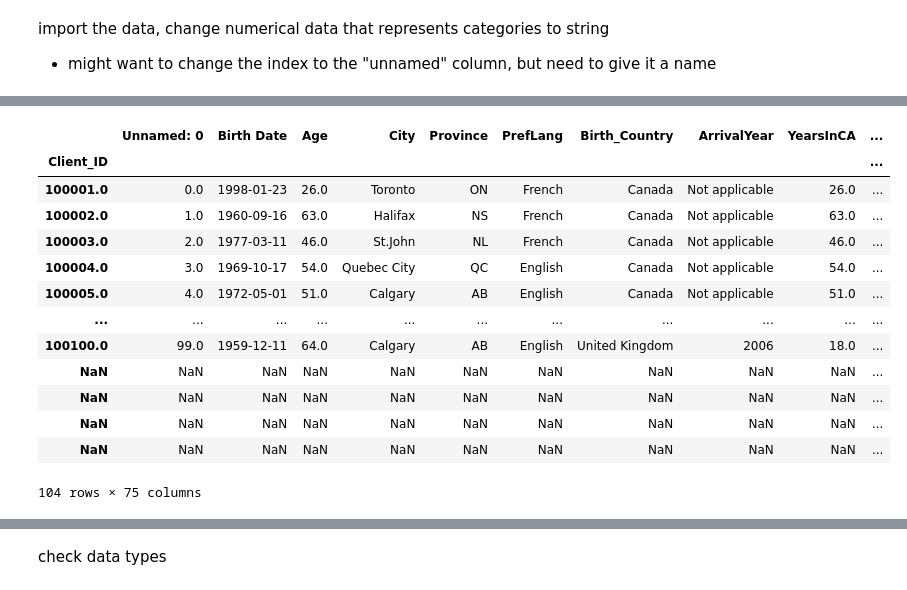
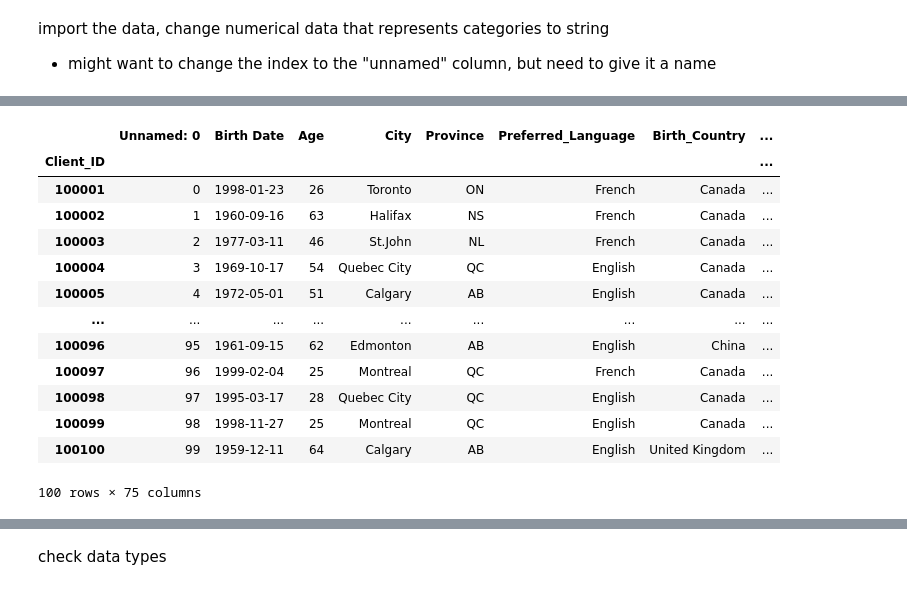
Before and after one commit to Vinichenko123/Group1-Data-Preprocessing, a Jupyter notebook: Group_1_Data_Analysis_and_Engineering_Notebook.ipynb, the cells around one changed output, grey strips where cells are left out. Drawn from its saved outputs; the diff is of its cells as text; code cells hidden in the pictures.

```diff
--- a/Group_1_Data_Analysis_and_Engineering_Notebook.ipynb
+++ b/Group_1_Data_Analysis_and_Engineering_Notebook.ipynb
@@ -29,80 +57,39 @@ import the data, change numerical data that represents categories to string
 # %%
-data = pd.read_csv('dataset-converted.csv', index_col='Client_ID')
+data = pd.read_csv('dataset_grouped.csv', index_col='Client_ID')
 
 data.rename(columns={
     'PI_Baisc Needs': 'PI_BasicNeeds',
-    'PI_Refereal' : 'PI_Referral',
-    'PI_Health_Supports' : 'PI_HealthSup',
-    'PI_Job_Supports' : 'PI_JobSup',
-    'PI_Job_Seeker_Supports': 'PISupport',
-    'Outcome_Return_to_Work': 'OutcomeWork',
-    'Education_Completion_Year': 'EduYear',
-    'Preferred_Language': 'PrefLang',
-    'Year_of_Arrival_to_Canada': 'ArrivalYear',
-    'Years_in_Canada': 'YearsInCA',
-    'Status_In_Canada': 'StatusCA',
-    'Immigration_Category': 'ImmigCat',
-    'Marital_Status': 'MaritalStat',
-    'Number_of_Dependents': 'Dependents',
-    'Gender_Identity': 'GenderID',
-    'Education_Level': 'EduLevel',
-    'Education_Location': 'EduLoc',
-    'Language_Skills_Help': 'LangHelp',
-    'Support_Connections': 'SupportConn',
-    'Internet_Access': 'InternetAcc',
-    'Transportation_Access': 'TransportAcc',
-    'Housing_Situation': 'HousingSit',
-    'Immediate_Assistance_Need': 'ImmAssistNeed',
-    'Mental_Health_Support': 'MentalHSup',
-    'Substance_Use_Support': 'SubstanceSup',
-    'Source_of_Income': 'IncomeSource',
-    'Visual_or_hearing_Disability': 'VisHearDisab',
-    'Physical_disability': 'PhysDisab',
-    'Learning_Disability': 'LearnDisab',
-    'Intellectual_Disability': 'IntellDisab',
-    'Mental_Health_Condition': 'MentalHCond',
-    'Long_Term_Health_Condition': 'LongTermHCond',
-    'Canadian_work_experience': 'CAWorkExp',
-    'Ability_to_work': 'WorkAbility',
-    'PI_Additional_Services_to_Find_Job': 'PI_AddServices',
-    'PI_Carrer_Exploration&Planning': 'PI_CareerExpl',
-    'PI_Client_Counseling': 'PI_ClientCouns',
-    'PI_Community_Support': 'PI_CommSup',
-    'PI_Employability_Skills_Training': 'PI_EmpSkillTrain',
-    'PI_SSM_Self-employment': 'PI_SSM_SelfEmp',
-    'PI_Academic_Upgrading': 'PI_AcadUpgrad',
-    'PI_Resource_Digital-Services': 'PI_ResDigServ',
-    'PI_Support_Changes_in_Work_Activities&supervision': 'PI_WorkChangeSup'
+    'PI_Refereal' : 'PI_Referral'
 }, inplace=True)
 
 columns_to_str = [
     'LangHelp', 'Writing_Skills', 'Verbal_Skills', 'Numerical_Skills',
     'Computer_Skills', 'SupportConn', 'InternetAcc', 'TransportAcc', 'Caregiver',
     'Housing_help', 'Food_Insecurity', 'ImmAssistNeed', 'Safety_Concerns',
     'MentalHSup', 'SubstanceSup','VisHearDisab', 'PhysDisab',
     'LearnDisab', 'IntellDisab', 'MentalHCond', 'LongTermHCond', 'Cronic_pain',
     'Crime_Conviction', 'Current_Student', 'Currently_Working', 'CAWorkExp',
     'WorkAbility', 'PISupport', 'OutcomeWork', 'PI_AddServices', 'PI_BasicNeeds',
     'PI_CareerExpl', 'PI_ClientCouns', 'PI_CommSup', 'PI_EmpSkillTrain', 'PI_Employer',
     'PI_HealthSup', 'PI_JobSup', 'PI_Mentoring', 'PI_Other', 'PI_SSM_SelfEmp',
     'PI_AcadUpgrad', 'PI_Referral', 'PI_ResDigServ', 'PI_Retention', 'PI_WorkChangeSup'
-]
+#]
 # Convert numeric columns representing categorical data to string
-data[columns_to_str] = data[columns_to_str].astype(str)
+#data[columns_to_str] = data[columns_to_str].astype(str)
 
 data
 # %% [output]
-|  | Unnamed: 0 | Birth Date | Age | City | Province | PrefLang | Birth_Country | ArrivalYear | YearsInCA | ... |
-| Client_ID |  |  |  |  |  |  |  |  |  | ... |
-| 100001.0 | 0.0 | 1998-01-23 | 26.0 | Toronto | ON | French | Canada | Not applicable | 26.0 | ... |
-| 100002.0 | 1.0 | 1960-09-16 | 63.0 | Halifax | NS | French | Canada | Not applicable | 63.0 | ... |
-| 100003.0 | 2.0 | 1977-03-11 | 46.0 | St.John | NL | French | Canada | Not applicable | 46.0 | ... |
-| 100004.0 | 3.0 | 1969-10-17 | 54.0 | Quebec City | QC | English | Canada | Not applicable | 54.0 | ... |
-| 100005.0 | 4.0 | 1972-05-01 | 51.0 | Calgary | AB | English | Canada | Not applicable | 51.0 | ... |
-| ... | ... | ... | ... | ... | ... | ... | ... | ... | ... | ... |
-| 100100.0 | 99.0 | 1959-12-11 | 64.0 | Calgary | AB | English | United Kingdom | 2006 | 18.0 | ... |
-| NaN | NaN | NaN | NaN | NaN | NaN | NaN | NaN | NaN | NaN | ... |
-| NaN | NaN | NaN | NaN | NaN | NaN | NaN | NaN | NaN | NaN | ... |
-| NaN | NaN | NaN | NaN | NaN | NaN | NaN | NaN | NaN | NaN | ... |
-| NaN | NaN | NaN | NaN | NaN | NaN | NaN | NaN | NaN | NaN | ... |
+|  | Unnamed: 0 | Birth Date | Age | City | Province | Preferred_Language | Birth_Country | ... |
+| Client_ID |  |  |  |  |  |  |  | ... |
+| 100001 | 0 | 1998-01-23 | 26 | Toronto | ON | French | Canada | ... |
+| 100002 | 1 | 1960-09-16 | 63 | Halifax | NS | French | Canada | ... |
+| 100003 | 2 | 1977-03-11 | 46 | St.John | NL | French | Canada | ... |
+| 100004 | 3 | 1969-10-17 | 54 | Quebec City | QC | English | Canada | ... |
+| 100005 | 4 | 1972-05-01 | 51 | Calgary | AB | English | Canada | ... |
+| ... | ... | ... | ... | ... | ... | ... | ... | ... |
+| 100096 | 95 | 1961-09-15 | 62 | Edmonton | AB | English | China | ... |
+| 100097 | 96 | 1999-02-04 | 25 | Montreal | QC | French | Canada | ... |
+| 100098 | 97 | 1995-03-17 | 28 | Quebec City | QC | English | Canada | ... |
+| 100099 | 98 | 1998-11-27 | 25 | Montreal | QC | English | Canada | ... |
+| 100100 | 99 | 1959-12-11 | 64 | Calgary | AB | English | United Kingdom | ... |
-104 rows × 75 columns
+100 rows × 75 columns
```
Also changed, not shown: parts of 13 cells of this notebook.
